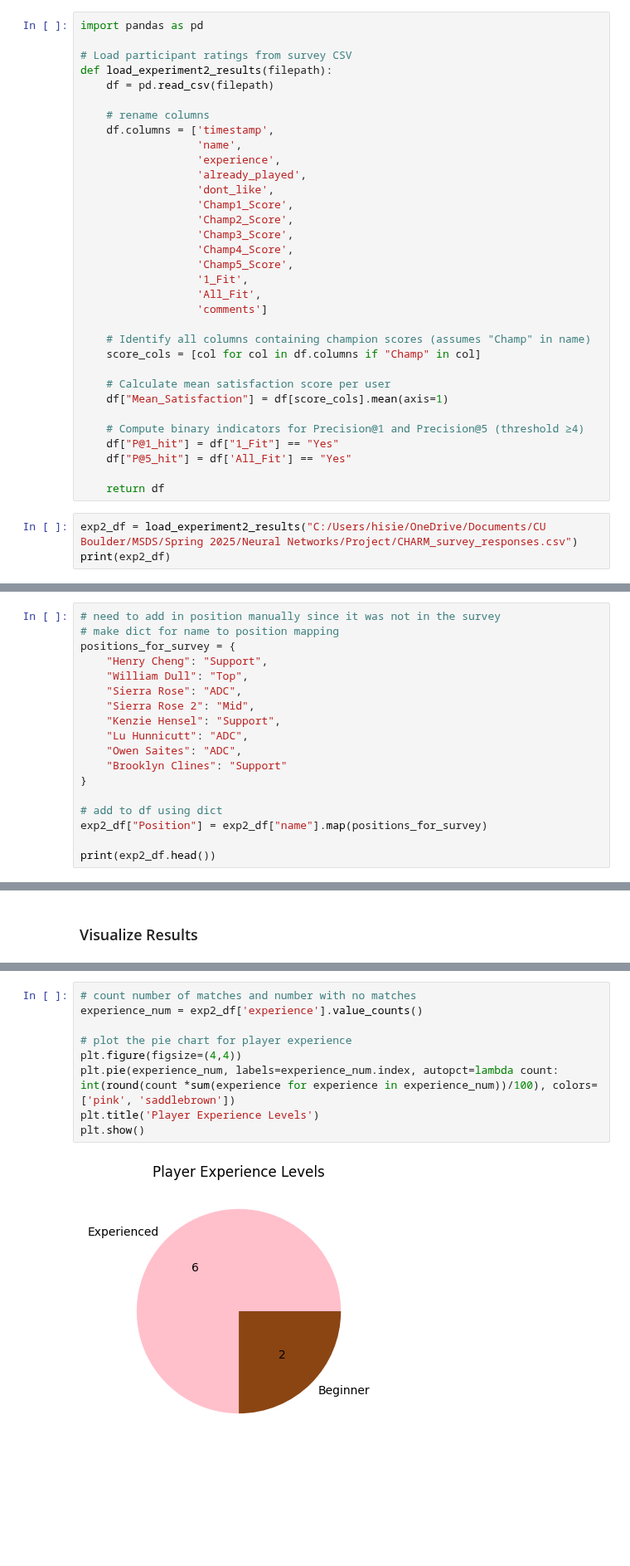
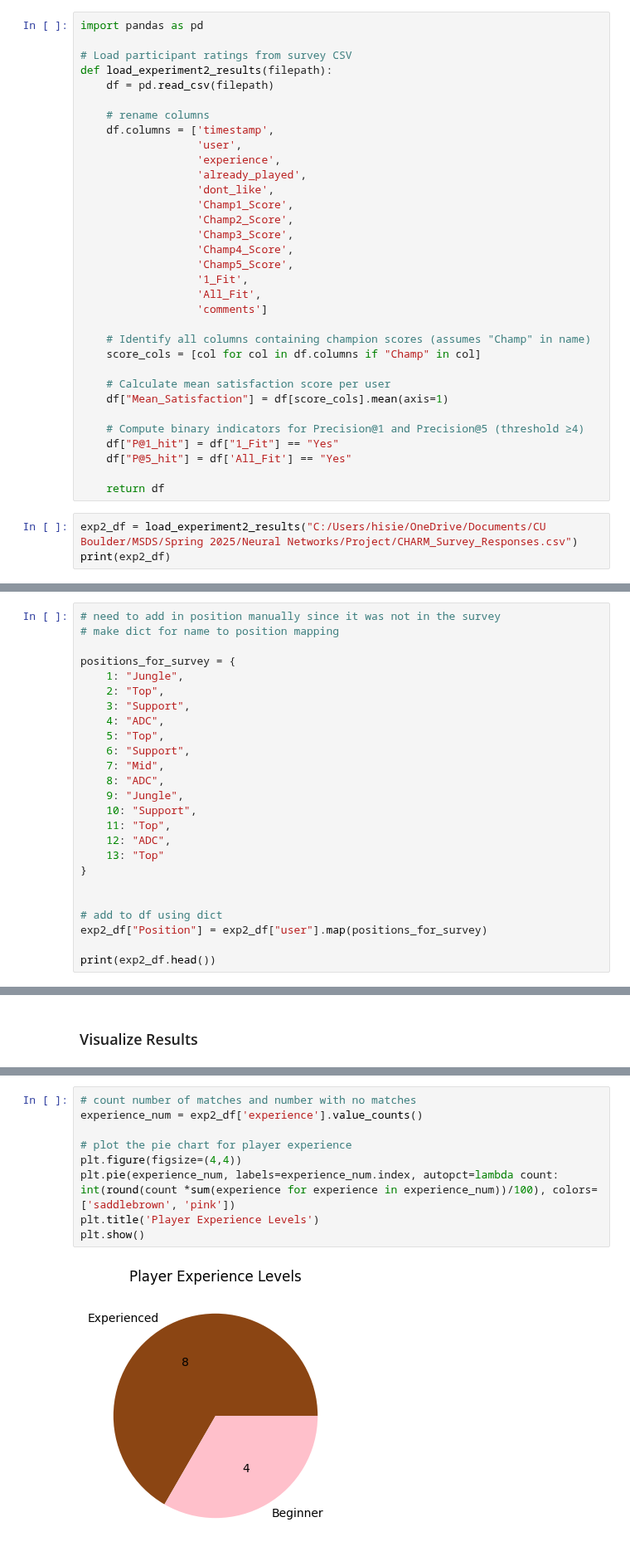
Before and after one commit to KenzieHensel/NN_Project, a Jupyter notebook: Final_Project_Code.ipynb, the cells around one changed output, grey strips where cells are left out. Shown at 83% size. Saved outputs shown, nothing was run; the diff lists cells and outputs as text; blank space fills up the shorter version.

Commit message:
Updated with newest survey results

```diff
--- a/Final_Project_Code.ipynb
+++ b/Final_Project_Code.ipynb
@@ -1083,7 +1076,7 @@ def load_experiment2_results(filepath):
 
     # rename columns
     df.columns = ['timestamp',
-                  'name',
+                  'user',
                   'experience',
                   'already_played',
                   'dont_like',
@@ -1108,6 +1101,6 @@ def load_experiment2_results(filepath):
 
     return df
 # %%
-exp2_df = load_experiment2_results("C:/Users/hisie/OneDrive/Documents/CU Boulder/MSDS/Spring 2025/Neural Networks/Project/CHARM_survey_responses.csv")
+exp2_df = load_experiment2_results("C:/Users/hisie/OneDrive/Documents/CU Boulder/MSDS/Spring 2025/Neural Networks/Project/CHARM_Survey_Responses.csv")
 print(exp2_df)
 # %% [output]
@@ -1131,19 +1124,26 @@ print(exp2_df)
 # %%
 # need to add in position manually since it was not in the survey
 # make dict for name to position mapping
+
 positions_for_survey = {
-    "Henry Cheng": "Support",
-    "William Dull": "Top",
-    "Sierra Rose": "ADC",
-    "Sierra Rose 2": "Mid",
-    "Kenzie Hensel": "Support",
-    "Lu Hunnicutt": "ADC",
-    "Owen Saites": "ADC",
-    "Brooklyn Clines": "Support"
+    1: "Jungle",
+    2: "Top",
+    3: "Support",
+    4: "ADC",
+    5: "Top",
+    6: "Support",
+    7: "Mid",
+    8: "ADC",
+    9: "Jungle",
+    10: "Support",
+    11: "Top",
+    12: "ADC",
+    13: "Top"
 }
 
+
 # add to df using dict
-exp2_df["Position"] = exp2_df["name"].map(positions_for_survey)
+exp2_df["Position"] = exp2_df["user"].map(positions_for_survey)
 
 print(exp2_df.head())
 # %% [output]
@@ -1250,14 +1251,14 @@ plt.show()
 # %%
 # count number of matches and number with no matches
 experience_num = exp2_df['experience'].value_counts()
 
 # plot the pie chart for player experience
 plt.figure(figsize=(4,4))
-plt.pie(experience_num, labels=experience_num.index, autopct=lambda count: int(round(count *sum(experience for experience in experience_num))/100), colors=['pink', 'saddlebrown'])
+plt.pie(experience_num, labels=experience_num.index, autopct=lambda count: int(round(count *sum(experience for experience in experience_num))/100), colors=['saddlebrown', 'pink'])
 plt.title('Player Experience Levels')
 plt.show()
 # %% [output]
-[figure, old version]
+[figure, new version]
 # %%
 # group data by experience level and calculate mean satisfaction
 experience_results = exp2_df.groupby('experience')['Mean_Satisfaction'].mean()
```
Also changed, not shown: parts of 10 cells of this notebook.
